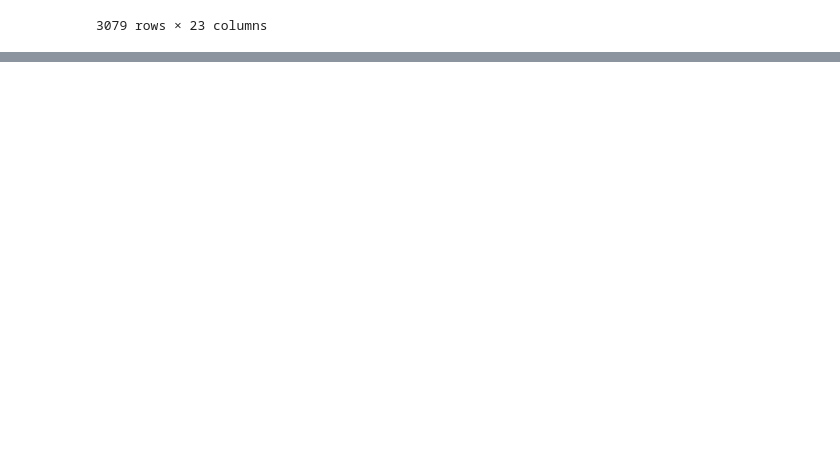
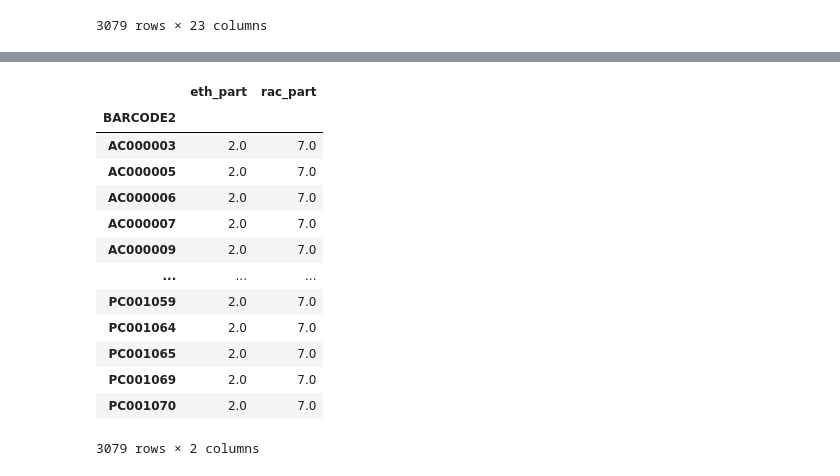
Before and after one commit to MGKane23/accelerate-cure, a Jupyter notebook: eth-profiling.ipynb, the cells around one changed output, grey strips where cells are left out. Drawn from its saved outputs; the diff is of its cells as text; code cells hidden in the pictures; blank space fills up the shorter version.

```diff
--- a/eth-profiling.ipynb
+++ b/eth-profiling.ipynb
@@ -21,0 +31,7 @@ eth_data
+# %%
+#eth_data.drop(eth_data.columns[[0,1,2,3,4,5,6,7,8,10,11,12,14,15,16,17,18,19]],axis = 1,  inplace = True)
+neweth= eth_data.iloc[:, [9,-7]]
+# %%
+#neweth_pd.rename(columns = ("ETHYOU - Participant ethnicity 1=Hispanic or Latino 2=Non Hispanic or Latino 3=Don't know":"eth_part", inplace = True))
+neweth.columns = ['eth_part', 'rac_part']
+neweth
@@ -21,0 +53,3 @@ eth_data
+# %%
+neweth['eth_part'] = neweth['eth_part'].fillna(3)
+neweth['rac_part'] = neweth['rac_part'].fillna(8)
@@ -21,0 +67,18 @@ eth_data
+# %%
+neweth.loc[neweth.eth_part == 3]
+neweth
+# %% [output]
+|  | eth_part | rac_part |
+| BARCODE2 |  |  |
+| AC000003 | 2.0 | 7.0 |
+| AC000005 | 2.0 | 7.0 |
+| AC000006 | 2.0 | 7.0 |
+| AC000007 | 2.0 | 7.0 |
+| AC000009 | 2.0 | 7.0 |
+| ... | ... | ... |
+| PC001059 | 2.0 | 7.0 |
+| PC001064 | 2.0 | 7.0 |
+| PC001065 | 2.0 | 7.0 |
+| PC001069 | 2.0 | 7.0 |
+| PC001070 | 2.0 | 7.0 |
+3079 rows × 2 columns
```
Also changed, not shown: parts of 9 cells of this notebook, 2 other files.
